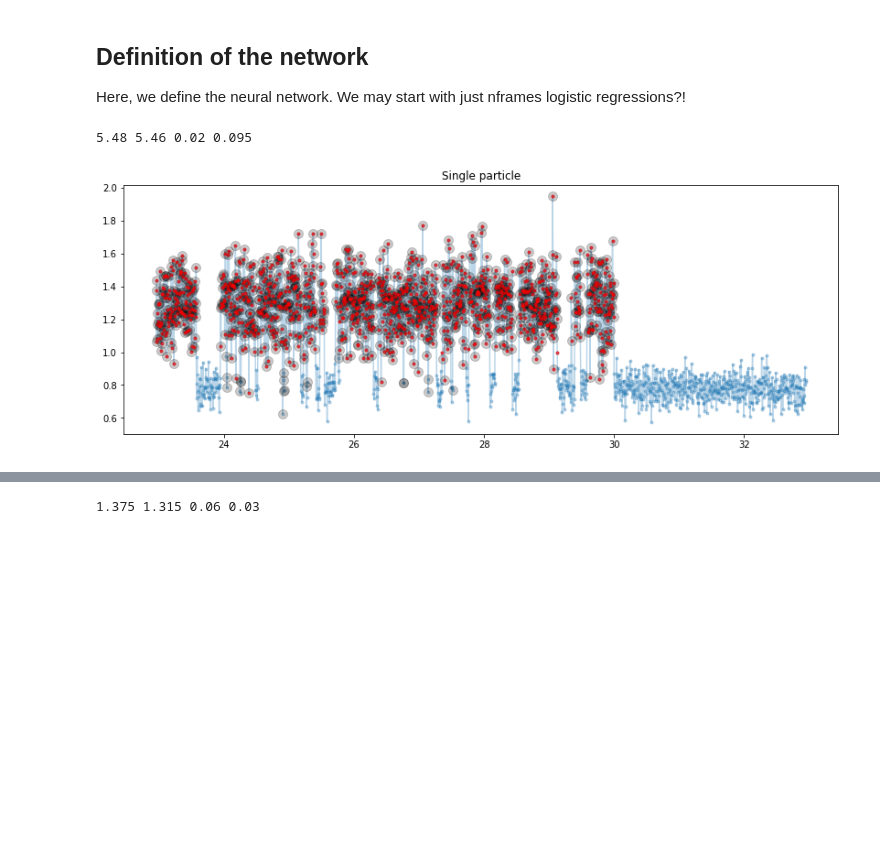
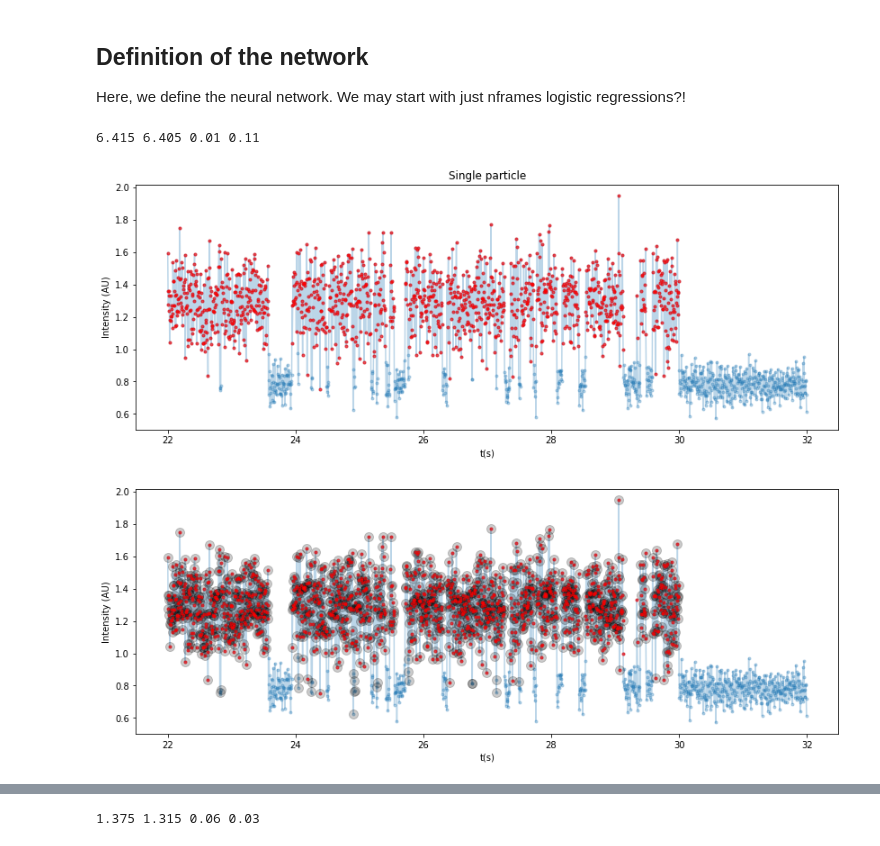
Before and after one commit to p-serna/Blinking-detector, a Jupyter notebook: Classifier Up Down states - no training.ipynb, the cells around one changed output, grey strips where cells are left out. Cells and saved outputs as stored; diff of their text form; code cells hidden in the pictures; blank space fills up the shorter version.

```diff
--- a/Classifier Up Down states - no training.ipynb
+++ b/Classifier Up Down states - no training.ipynb
@@ -136,12 +117,6 @@ max(Y[i,:])
 ## Definition of the network
 
 Here, we define the neural network. We may start with just nframes logistic regressions?!
-# %%
-X = reshape(X,(X.shape[0],X.shape[1],1))
-Y = reshape(Y,(Y.shape[0],Y.shape[1],1))
-
-Xdev = reshape(Xdev,(Xdev.shape[0],Xdev.shape[1],1))
-Ydev = reshape(Ydev,(Ydev.shape[0],Ydev.shape[1],1))
 # %%
 def model(input_shape):
     '''
@@ -194,30 +169,39 @@ model.load_weights("./network20180417c.h5")
 # %%
 figure(figsize=(14,5))
 i = 4031
 a = load("syndat/d"+str(i).zfill(4)+".npy");
 b = load("syndat/r"+str(i).zfill(4)+".npy");
 n0 = randint(0,12000-nframes)
 #n0 = 5000
 t = arange(12000)*5e-3
 start, end = (n0,n0+nframes)
 b = b[start:end]
 
 if pars[i][-1]>1:
     title("Cluster with "+str(int(pars[i][-1]))+" particles")
 else:
     title("Single particle")
+plot(t[start:end],a[start:end],'.-',alpha=0.3)
+plot(t[start:end][b==0],a[start:end][b==0],'r.',alpha=0.6)
 
+xlabel('t(s)')
+ylabel('Intensity (AU)')
+figure(figsize=(14,5))
 plot(t[start:end],a[start:end],'.-',alpha=0.3)
 xt = reshape(a[start:end],(1,nframes,1))
 y = model.predict(xt)[0,:,0]
 plot(t[start:end][y<=0.5],a[start:end][y<=0.5],'ko',alpha=0.2,ms=10)
 plot(t[start:end][b==0],a[start:end][b==0],'r.',alpha=0.6)
 
+xlabel('t(s)')
+ylabel('Intensity (AU)')
+
 total0 = sum(b==0)/200
 totalac = sum((b==0)*(y<=0.5))/200
 totalfn =sum((b==0)*(y>=0.5))/200
 totalfp =sum((b==1)*(y<=0.5))/200
 print(total0,totalac,totalfn,totalfp)
 # %% [output]
-5.48 5.46 0.02 0.095
+6.415 6.405 0.01 0.11
-[figure, old version]
+[figure, new version]
+[figure, added]
```
Also changed, not shown: parts of 6 cells of this notebook, 6 other files.
